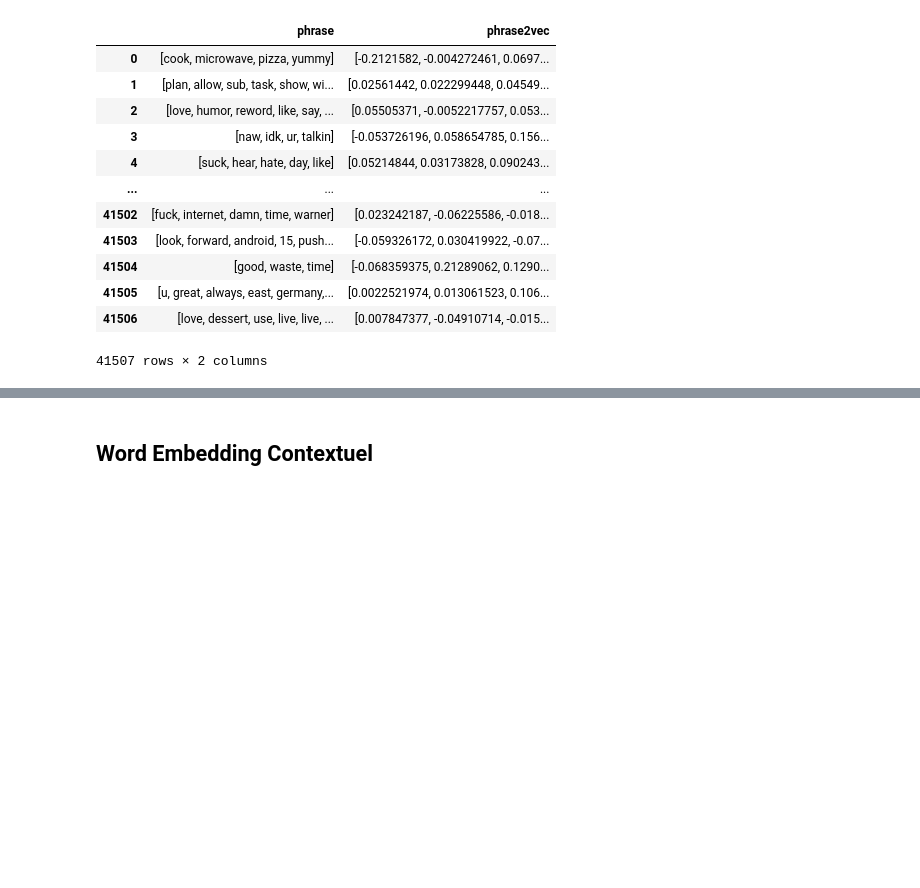
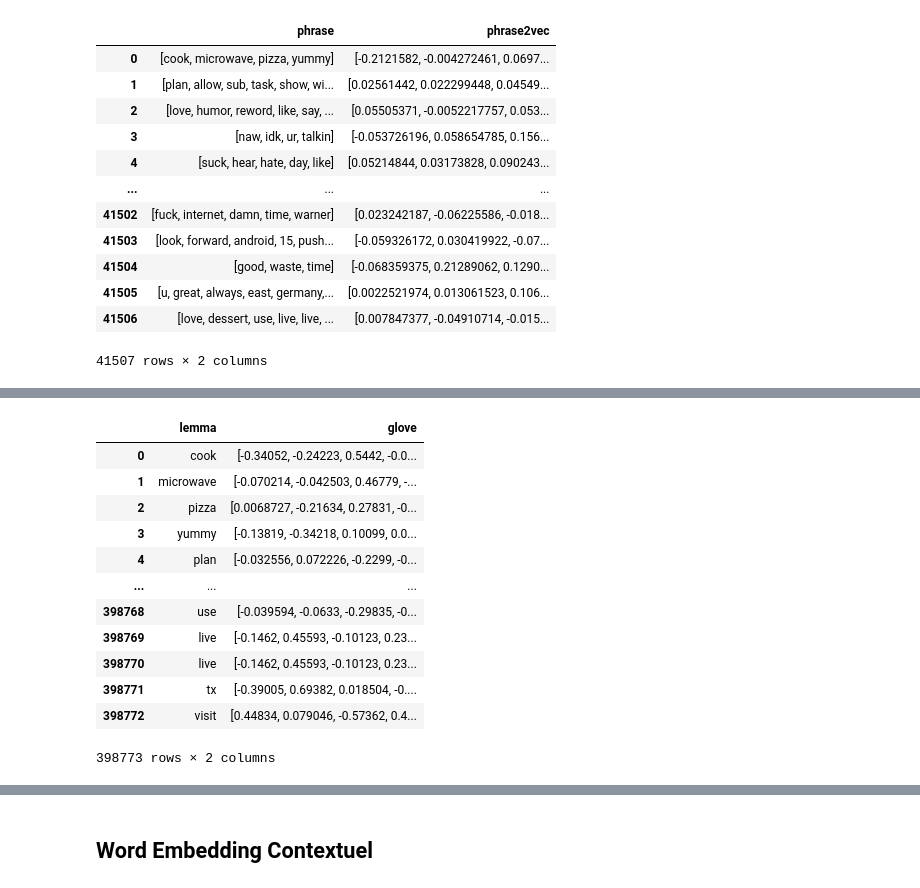
Before and after one commit to mohourzik/sentiment_analysis-project, a Jupyter notebook: notebook.ipynb, the cells around one changed output, grey strips where cells are left out. Cells and saved outputs as stored; diff of their text form; code cells hidden in the pictures; blank space fills up the shorter version.

Commit message:
adding phrase2glove

```diff
--- a/notebook.ipynb
+++ b/notebook.ipynb
@@ -205,0 +224,14 @@ df3
+# %%
+
+file_path = r'D:\sentiment_analysis Project\sentiment_analysis-project\glove.840B.300d.txt'
+glove = {}
+
+with open(file_path, encoding="utf-8") as f:
+    for line in f:
+        values = line.split()
+        word = values[0]
+        try:
+            vector = np.asarray(values[1:], dtype="float32")
+            glove[word] = vector
+        except ValueError:
+            print(f"Skipping malformed line: {line}")
@@ -205,0 +256,28 @@ df3
+# %%
+vocab_glove = set(glove.keys())
+
+
+glove_embeddings = df_tokens['lemma'].apply(lambda word: glove[word] if word in vocab_glove else None)
+# %%
+import pandas as pd
+
+df_glove = pd.DataFrame(data=[(lemma, embedding)
+                              for lemma, embedding in zip(df_tokens['lemma'], glove_embeddings)
+                              if embedding is not None],
+                        columns=['lemma', 'glove'])
+# %%
+df_glove
+# %% [output]
+|  | lemma | glove |
+| 0 | cook | [-0.34052, -0.24223, 0.5442, -0.0... |
+| 1 | microwave | [-0.070214, -0.042503, 0.46779, -... |
+| 2 | pizza | [0.0068727, -0.21634, 0.27831, -0... |
+| 3 | yummy | [-0.13819, -0.34218, 0.10099, 0.0... |
+| 4 | plan | [-0.032556, 0.072226, -0.2299, -0... |
+| ... | ... | ... |
+| 398768 | use | [-0.039594, -0.0633, -0.29835, -0... |
+| 398769 | live | [-0.1462, 0.45593, -0.10123, 0.23... |
+| 398770 | live | [-0.1462, 0.45593, -0.10123, 0.23... |
+| 398771 | tx | [-0.39005, 0.69382, 0.018504, -0.... |
+| 398772 | visit | [0.44834, 0.079046, -0.57362, 0.4... |
+398773 rows × 2 columns
```
Also changed, not shown: parts of 9 cells of this notebook.
